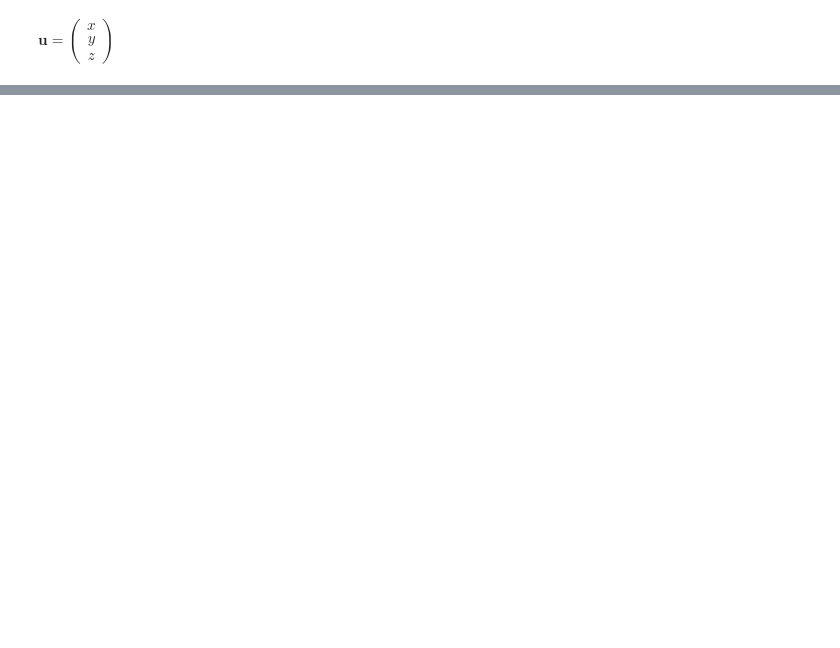
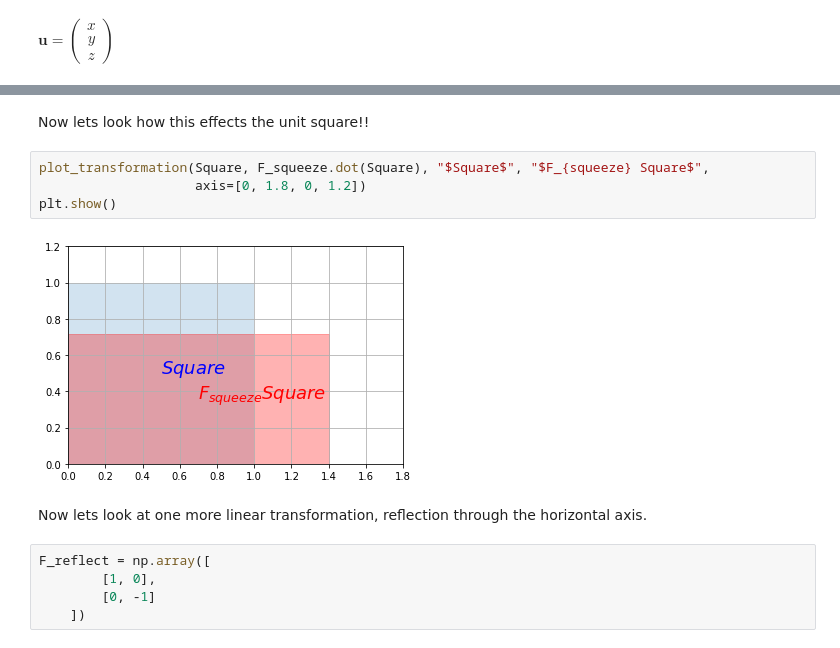
Before and after one commit to CamWheeler135/homework, a Jupyter notebook: Hands_On_Machine_Learning/Maths/Linear Algebra.ipynb, the cells around one changed output, grey strips where cells are left out. Cells and saved outputs as stored; diff of their text form; blank space fills up the shorter version.

```diff
--- a/Hands_On_Machine_Learning/Maths/Linear Algebra.ipynb
+++ b/Hands_On_Machine_Learning/Maths/Linear Algebra.ipynb
@@ -1541,0 +1623,15 @@ $F = \begin{bmatrix}
+# %% [markdown]
+Now lets look how this effects the unit square!!
+# %%
+plot_transformation(Square, F_squeeze.dot(Square), "$Square$", "$F_{squeeze} Square$",
+                    axis=[0, 1.8, 0, 1.2])
+plt.show()
+# %% [output]
+[figure, added]
+# %% [markdown]
+Now lets look at one more linear transformation, reflection through the horizontal axis.
+# %%
+F_reflect = np.array([
+        [1, 0],
+        [0, -1]
+    ])
```
Also changed, not shown: parts of 111 cells of this notebook.
